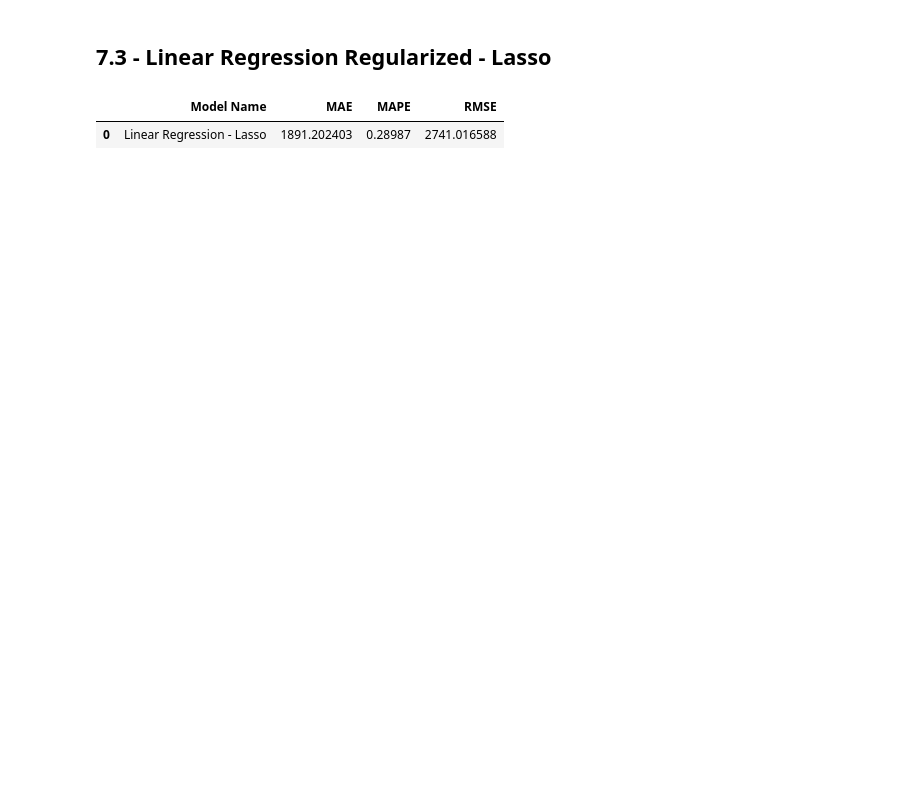
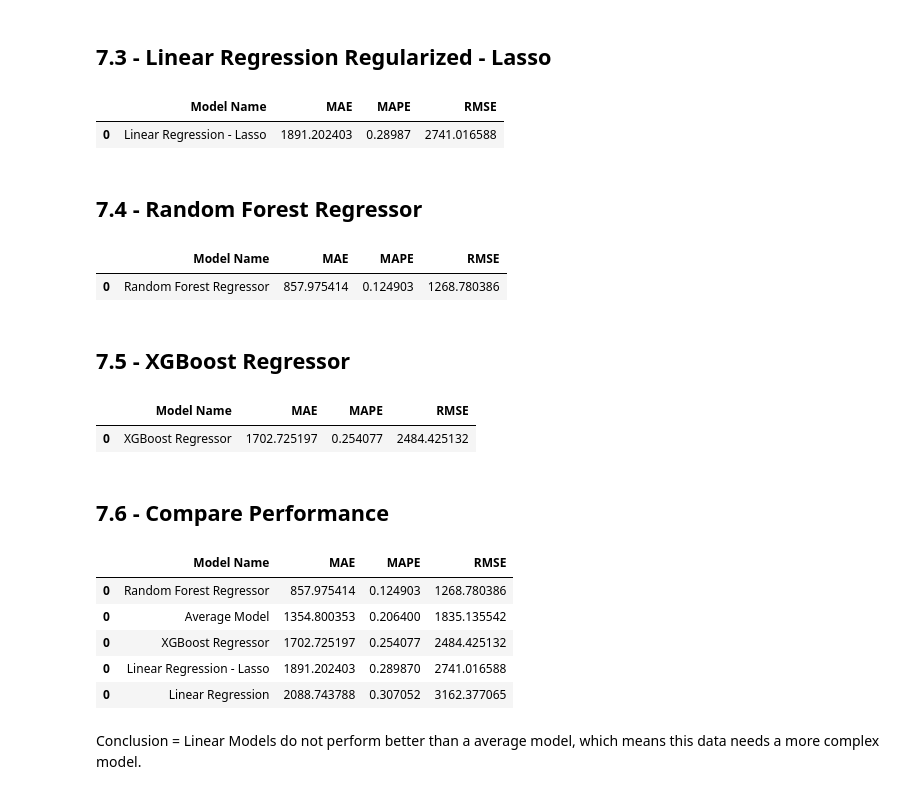
Before and after one commit to eliasbatistasouza/rossmann_sales, a Jupyter notebook: notebooks/001-EDA-ebs.ipynb, the cells around one changed output. Cells and saved outputs as stored; diff of their text form; code cells hidden in the pictures; blank space fills up the shorter version.

```diff
--- a/notebooks/001-EDA-ebs.ipynb
+++ b/notebooks/001-EDA-ebs.ipynb
@@ -1707,3 +1692,64 @@ lrr_performance
 # %% [output]
 |  | Model Name | MAE | MAPE | RMSE |
 | 0 | Linear Regression - Lasso | 1891.202403 | 0.28987 | 2741.016588 |
+# %% [markdown]
+## 7.4 - Random Forest Regressor
+# %%
+# Model
+rf = RandomForestRegressor(n_estimators=100, random_state=42).fit(x_train, y_train)
+
+# Prediction
+yhat_rf = rf.predict(x_test)
+
+# Performance
+rf_performance = ml_error(
+    "Random Forest Regressor", np.expm1(y_test), np.expm1(yhat_rf)
+)
+rf_performance
+# %% [output]
+|  | Model Name | MAE | MAPE | RMSE |
+| 0 | Random Forest Regressor | 857.975414 | 0.124903 | 1268.780386 |
+# %% [markdown]
+## 7.5 - XGBoost Regressor
+# %%
+# Model
+xgb_model = xgb.XGBRegressor(
+    objective="reg:squarederror",
+    n_estimators=100,
+    eta=0.01,
+    max_depth=10,
+    subsample=0.7,
+    colsample_bytree=0.9,
+).fit(x_train, y_train)
+
+# Prediction
+yhat_xgb = xgb_model.predict(x_test)
+
+# Performance
+xgb_performance = ml_error("XGBoost Regressor", np.expm1(y_test), np.expm1(yhat_xgb))
+xgb_performance
+# %% [output]
+|  | Model Name | MAE | MAPE | RMSE |
+| 0 | XGBoost Regressor | 1702.725197 | 0.254077 | 2484.425132 |
+# %% [markdown]
+## 7.6 - Compare Performance
+# %%
+models_performance = pd.concat(
+    [
+        baseline_performace,
+        lr_performance,
+        lrr_performance,
+        xgb_performance,
+        rf_performance,
+    ]
+)
+models_performance.sort_values("RMSE")
+# %% [output]
+|  | Model Name | MAE | MAPE | RMSE |
+| 0 | Random Forest Regressor | 857.975414 | 0.124903 | 1268.780386 |
+| 0 | Average Model | 1354.800353 | 0.206400 | 1835.135542 |
+| 0 | XGBoost Regressor | 1702.725197 | 0.254077 | 2484.425132 |
+| 0 | Linear Regression - Lasso | 1891.202403 | 0.289870 | 2741.016588 |
+| 0 | Linear Regression | 2088.743788 | 0.307052 | 3162.377065 |
+# %% [markdown]
+Conclusion = Linear Models do not perform better than a average model, which means this data needs a more complex model.
```
Also changed, not shown: parts of 20 cells of this notebook.
